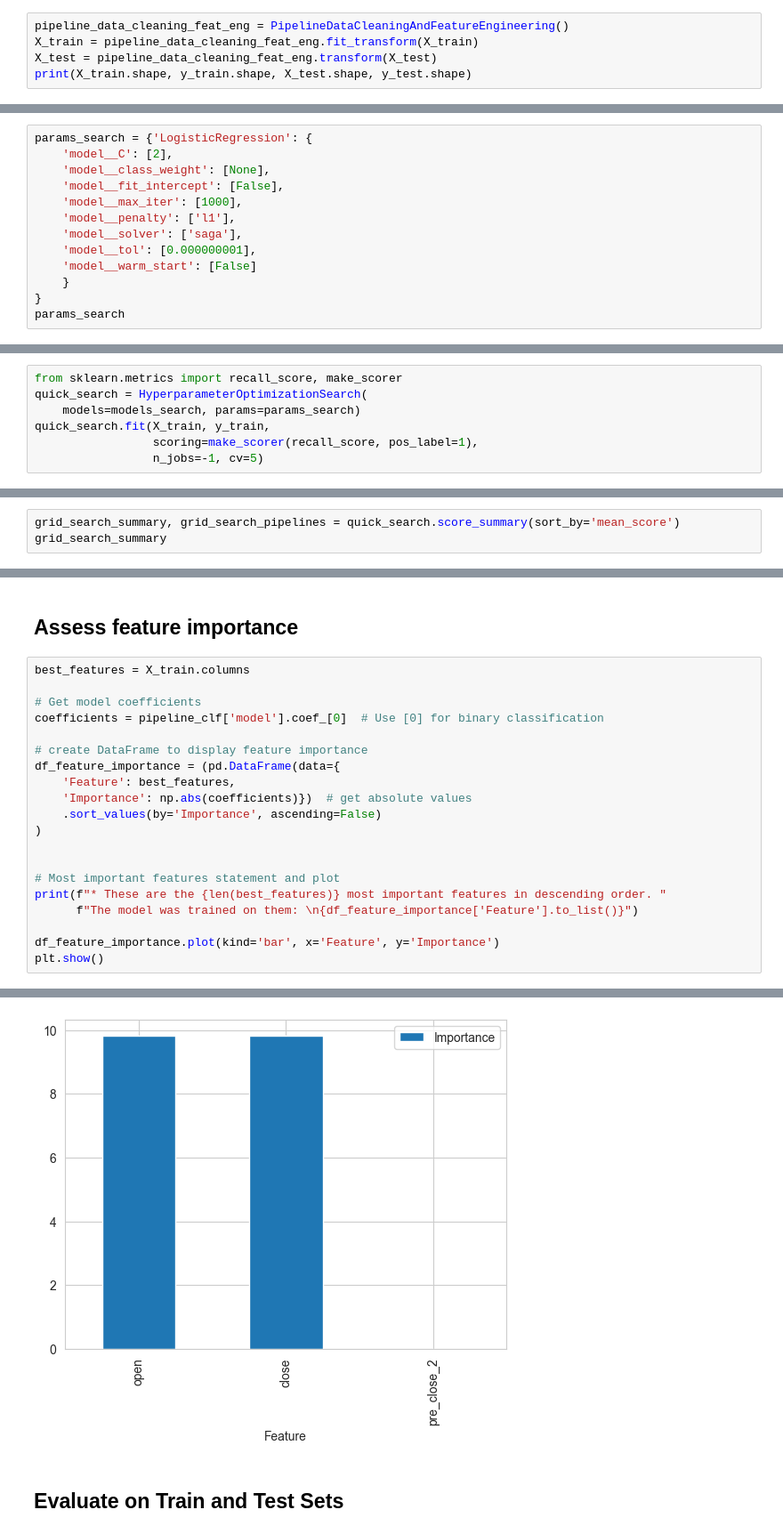
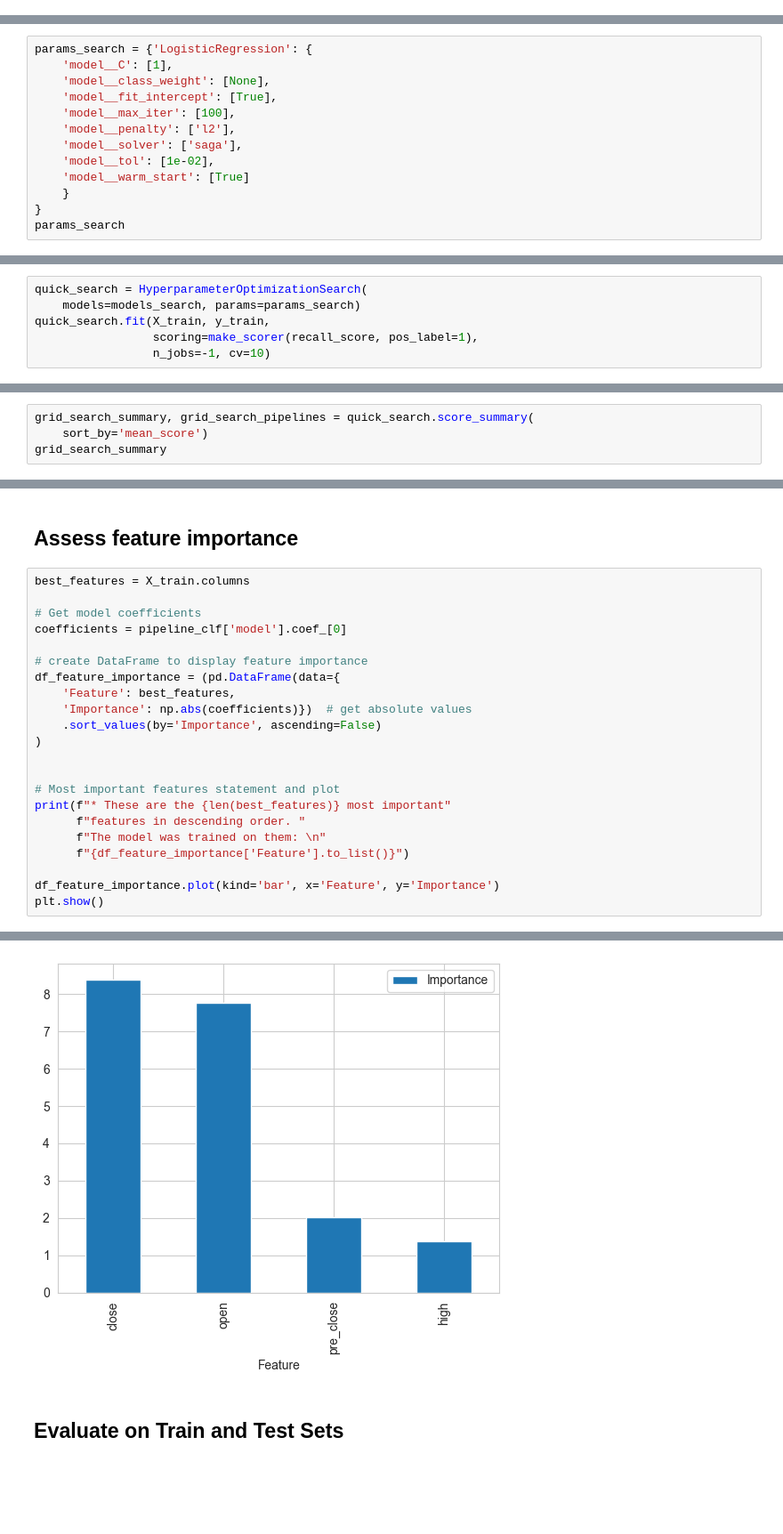
Before and after one commit to AndyV773/PP5, a Jupyter notebook: jupyter_notebooks/05 - Modeling and Evaluation - Classification.ipynb, the cells around one changed output, grey strips where cells are left out. Shown at 89% size. Drawn from its saved outputs; the diff is of its cells as text; blank space fills up the shorter version.

Commit message:
refactor modelling and evaluation classification

```diff
--- a/jupyter_notebooks/05 - Modeling and Evaluation - Classification.ipynb
+++ b/jupyter_notebooks/05 - Modeling and Evaluation - Classification.ipynb
@@ -675,5 +707,0 @@ X_train.head(3)
-# %%
-pipeline_data_cleaning_feat_eng = PipelineDataCleaningAndFeatureEngineering()
-X_train = pipeline_data_cleaning_feat_eng.fit_transform(X_train)
-X_test = pipeline_data_cleaning_feat_eng.transform(X_test)
-print(X_train.shape, y_train.shape, X_test.shape, y_test.shape)
@@ -711,13 +730,13 @@ x.head()
 # %%
 params_search = {'LogisticRegression': {
-    'model__C': [2],
+    'model__C': [1],
     'model__class_weight': [None],
-    'model__fit_intercept': [False],
-    'model__max_iter': [1000],
-    'model__penalty': ['l1'],
+    'model__fit_intercept': [True],
+    'model__max_iter': [100],
+    'model__penalty': ['l2'],
     'model__solver': ['saga'],
-    'model__tol': [0.000000001],
-    'model__warm_start': [False]
+    'model__tol': [1e-02],
+    'model__warm_start': [True]
     }
 }
 params_search
@@ -733,10 +754,9 @@ params_search
 # %%
-from sklearn.metrics import recall_score, make_scorer
 quick_search = HyperparameterOptimizationSearch(
     models=models_search, params=params_search)
 quick_search.fit(X_train, y_train,
                  scoring=make_scorer(recall_score, pos_label=1),
-                 n_jobs=-1, cv=5)
+                 n_jobs=-1, cv=10)
 # %% [output]
 Running GridSearchCV for LogisticRegression
 
@@ -744,5 +764,6 @@ Fitting 5 folds for each of 1 candidates, totalling 5 fits
 # %%
-grid_search_summary, grid_search_pipelines = quick_search.score_summary(sort_by='mean_score')
+grid_search_summary, grid_search_pipelines = quick_search.score_summary(
+    sort_by='mean_score')
 grid_search_summary
 # %% [output]
 |  | estimator | min_score | mean_score | max_score | std_score | model__C | model__class_weight | ... |
@@ -763,7 +785,7 @@ Pipeline(steps=[('scaler', StandardScaler()),
 best_features = X_train.columns
 
 # Get model coefficients
-coefficients = pipeline_clf['model'].coef_[0]  # Use [0] for binary classification
+coefficients = pipeline_clf['model'].coef_[0]
 
 # create DataFrame to display feature importance
 df_feature_importance = (pd.DataFrame(data={
@@ -774,8 +796,10 @@ df_feature_importance = (pd.DataFrame(data={
 
 
 # Most important features statement and plot
-print(f"* These are the {len(best_features)} most important features in descending order. "
-      f"The model was trained on them: \n{df_feature_importance['Feature'].to_list()}")
+print(f"* These are the {len(best_features)} most important"
+      f"features in descending order. "
+      f"The model was trained on them: \n"
+      f"{df_feature_importance['Feature'].to_list()}")
 
 df_feature_importance.plot(kind='bar', x='Feature', y='Importance')
 plt.show()
@@ -785,4 +809,4 @@ plt.show()
-[figure, old version]
+[figure, new version]
 # %% [markdown]
 ## Evaluate on Train and Test Sets
 # %%
```
Also changed, not shown: parts of 74 cells of this notebook, 10 other files.
